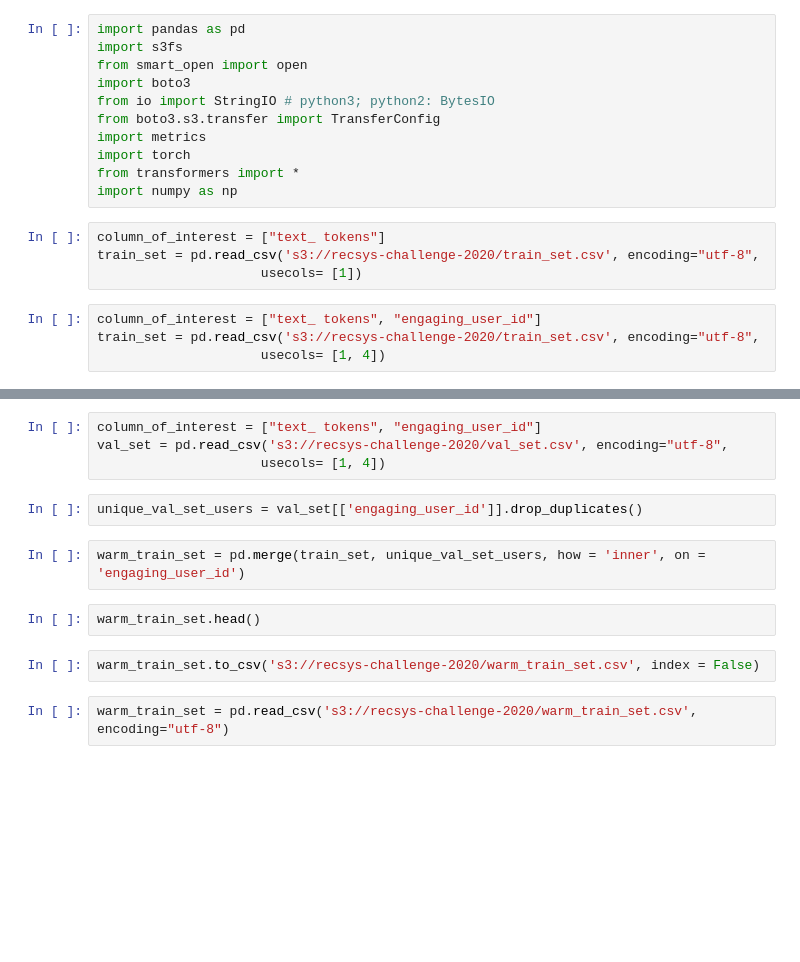
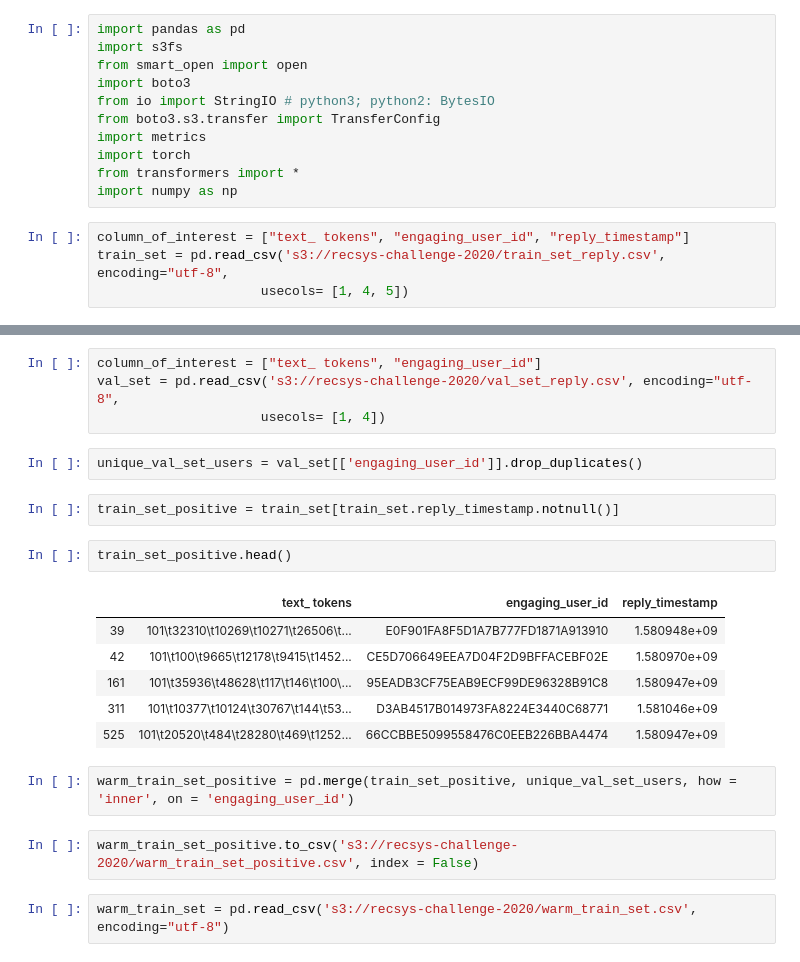
Before and after one commit to sumitsidana/recsys_challenge_2020, a Jupyter notebook: SaveUserTokens.ipynb, the cells around one changed output, grey strips where cells are left out. Drawn from its saved outputs; the diff is of its cells as text; blank space fills up the shorter version.

Commit message:
user embeddings

```diff
--- a/SaveUserTokens.ipynb
+++ b/SaveUserTokens.ipynb
@@ -10,10 +10,6 @@ import torch
 from transformers import *
 import numpy as np
 # %%
-column_of_interest = ["text_ tokens"]
-train_set = pd.read_csv('s3://recsys-challenge-2020/train_set.csv', encoding="utf-8",
-                     usecols= [1])
+column_of_interest = ["text_ tokens", "engaging_user_id", "reply_timestamp"]
+train_set = pd.read_csv('s3://recsys-challenge-2020/train_set_reply.csv', encoding="utf-8",
+                     usecols= [1, 4, 5])
-# %%
-column_of_interest = ["text_ tokens", "engaging_user_id"]
-train_set = pd.read_csv('s3://recsys-challenge-2020/train_set.csv', encoding="utf-8",
-                     usecols= [1, 4])
@@ -22,14 +29,23 @@ train_set.head()
 # %%
 column_of_interest = ["text_ tokens", "engaging_user_id"]
-val_set = pd.read_csv('s3://recsys-challenge-2020/val_set.csv', encoding="utf-8",
+val_set = pd.read_csv('s3://recsys-challenge-2020/val_set_reply.csv', encoding="utf-8",
                      usecols= [1, 4])
 # %%
 unique_val_set_users = val_set[['engaging_user_id']].drop_duplicates()
+# %%
+train_set_positive = train_set[train_set.reply_timestamp.notnull()]
+# %%
+train_set_positive.head()
+# %% [output]
+|  | text_ tokens | engaging_user_id | reply_timestamp |
+| 39 | 101\t32310\t10269\t10271\t26506\t... | E0F901FA8F5D1A7B777FD1871A913910 | 1.580948e+09 |
+| 42 | 101\t100\t9665\t12178\t9415\t1452... | CE5D706649EEA7D04F2D9BFFACEBF02E | 1.580970e+09 |
+| 161 | 101\t35936\t48628\t117\t146\t100\... | 95EADB3CF75EAB9ECF99DE96328B91C8 | 1.580947e+09 |
+| 311 | 101\t10377\t10124\t30767\t144\t53... | D3AB4517B014973FA8224E3440C68771 | 1.581046e+09 |
+| 525 | 101\t20520\t484\t28280\t469\t1252... | 66CCBBE5099558476C0EEB226BBA4474 | 1.580947e+09 |
 # %%
-warm_train_set = pd.merge(train_set, unique_val_set_users, how = 'inner', on = 'engaging_user_id')
+warm_train_set_positive = pd.merge(train_set_positive, unique_val_set_users, how = 'inner', on = 'engaging_user_id')
-# %%
-warm_train_set.head()
 # %%
-warm_train_set.to_csv('s3://recsys-challenge-2020/warm_train_set.csv', index = False)
+warm_train_set_positive.to_csv('s3://recsys-challenge-2020/warm_train_set_positive.csv', index = False)
 # %%
 warm_train_set = pd.read_csv('s3://recsys-challenge-2020/warm_train_set.csv', encoding="utf-8")
```
Also changed, not shown: parts of 15 cells of this notebook, 1 other file.
